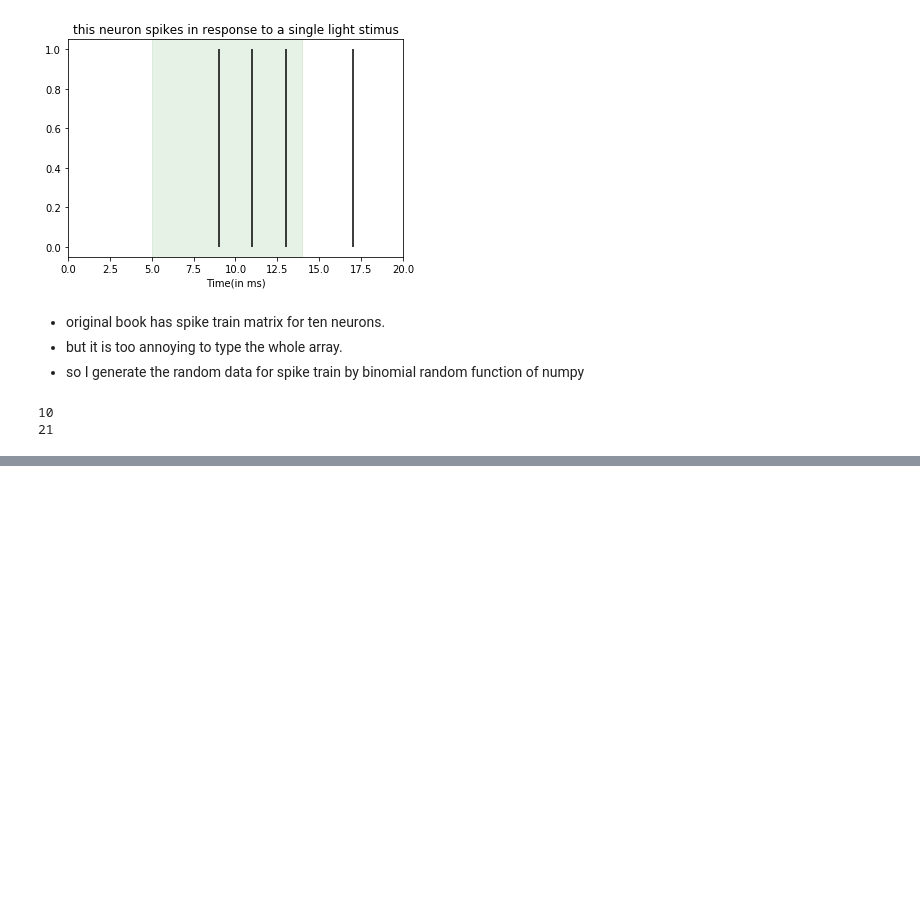
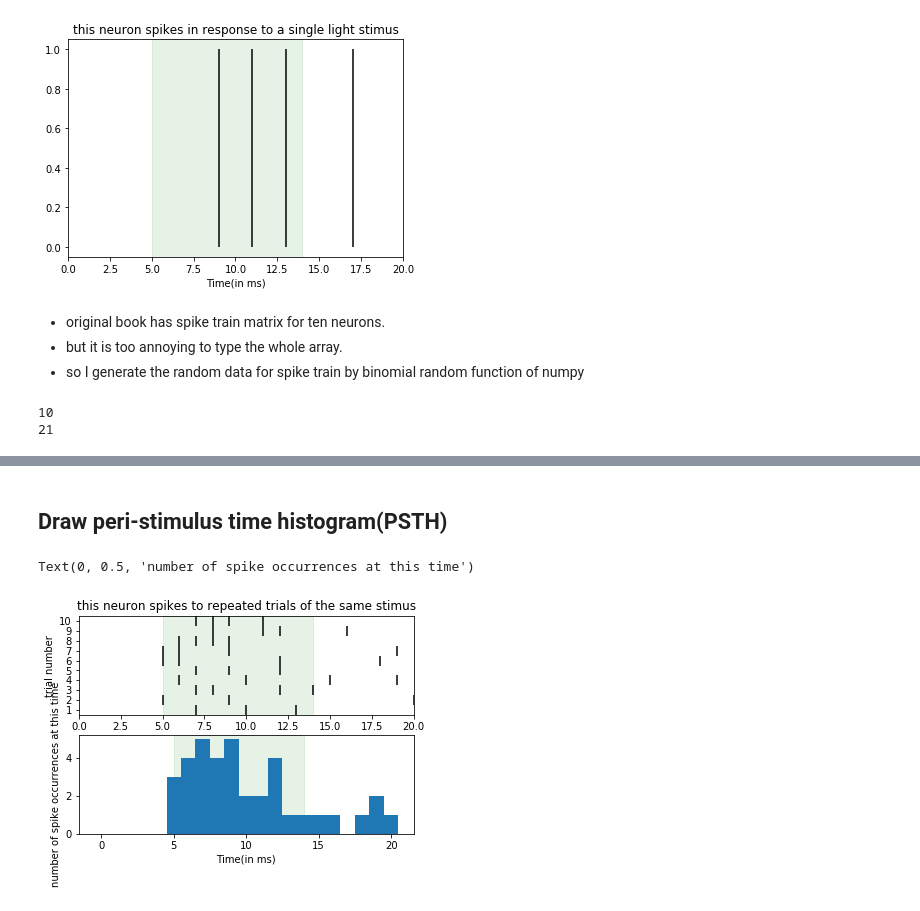
Before and after one commit to HyunsuLee/neural_data_science, a Jupyter notebook: ch3_spiketrains.ipynb, the cells around one changed output, grey strips where cells are left out. Cells and saved outputs as stored; diff of their text form; code cells hidden in the pictures; blank space fills up the shorter version.

```diff
--- a/ch3_spiketrains.ipynb
+++ b/ch3_spiketrains.ipynb
@@ -75,0 +77,23 @@ plt.yticks([x + 0.5 for x in range(10)], [str(x + 1) for x in range(10)])
+# %% [markdown]
+## Draw peri-stimulus time histogram(PSTH)
+# %%
+
+ax = plt.subplot(2,1,1) # number of row and column, order of plot
+for trial in range(len(ten_spike_trains)):
+    spike_time = [i for i, x in enumerate(ten_spike_trains[trial]) if x == 1]
+    plt.vlines(spike_time, trial, trial + 1)
+plt.axvspan(5, 14, alpha = 0.1, color='g')
+plt.ylim([0, 10])
+plt.xlim([0, 20])
+plt.title('this neuron spikes to repeated trials of the same stimus')
+plt.xlabel('Time(in ms)')
+plt.ylabel('trial number')
+plt.yticks([x + 0.5 for x in range(10)], [str(x + 1) for x in range(10)])
+ax = plt.subplot(2,1,2) # number of row and column, order of plot
+plt.axvspan(5, 14, alpha = 0.1, color='g')
+ax.bar(range(21), np.sum(ten_spike_trains, 0), 1) # sum across the trial
+plt.xlabel('Time(in ms)')
+plt.ylabel('number of spike occurrences at this time')
+# %% [output]
+Text(0, 0.5, 'number of spike occurrences at this time')
+[figure, added]
```
Also changed, not shown: parts of 10 cells of this notebook, 12 other files.
